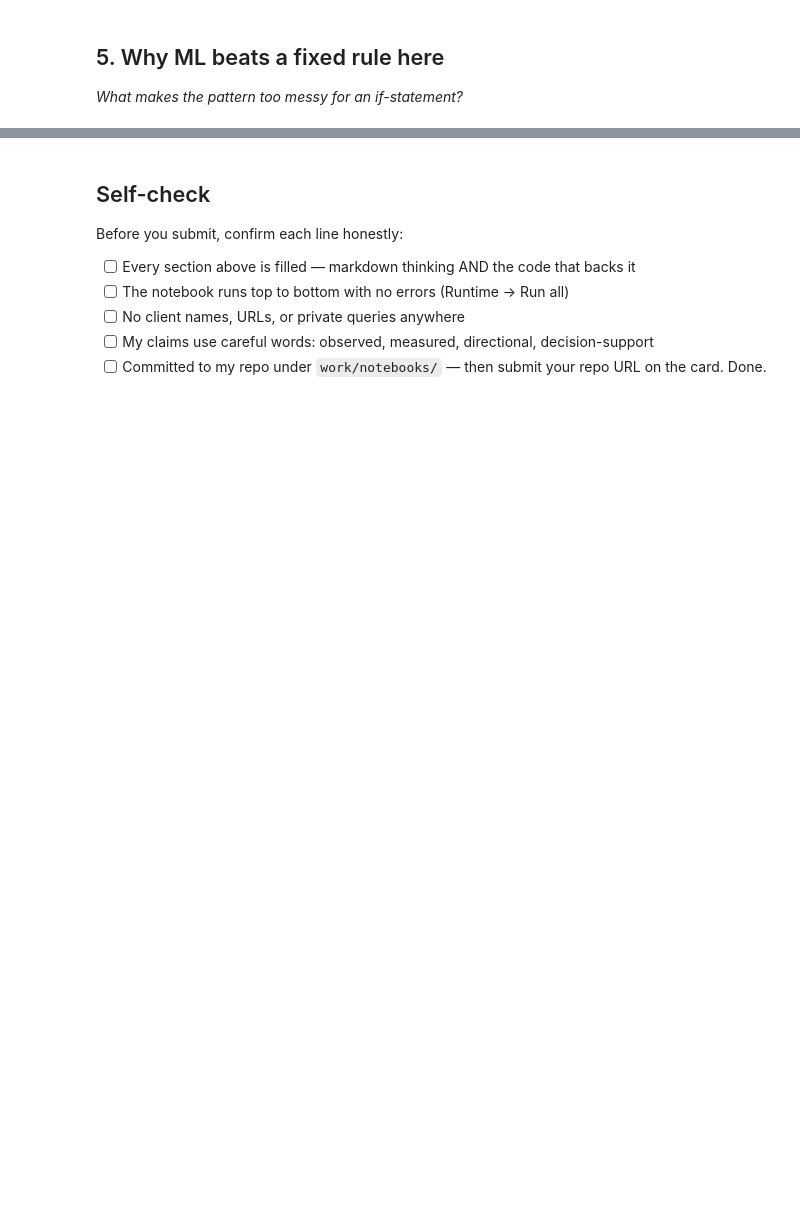
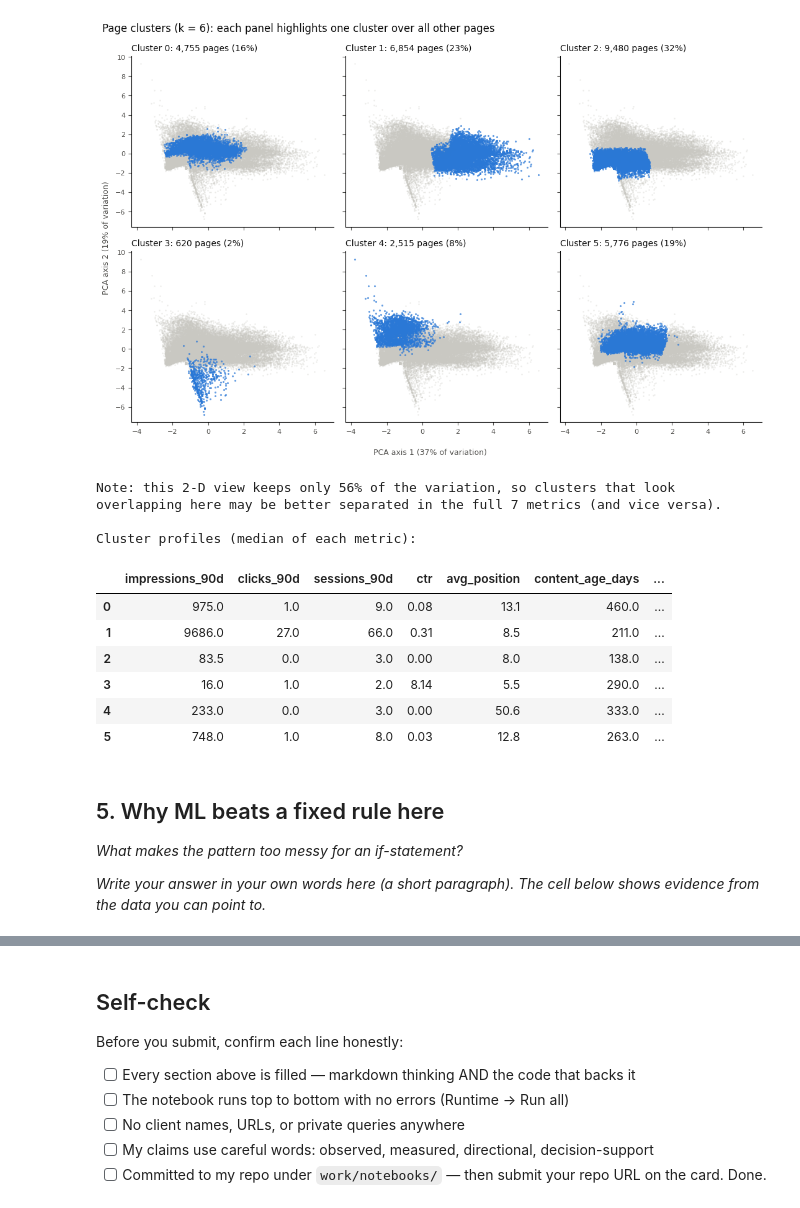
Before and after one commit to Ellarh101/ML-starter, a Jupyter notebook: work/notebooks/w02_ml_task_framing.ipynb, the cells around one changed output, grey strips where cells are left out. Drawn from its saved outputs; the diff is of its cells as text; code cells hidden in the pictures; blank space fills up the shorter version.

```diff
--- a/work/notebooks/w02_ml_task_framing.ipynb
+++ b/work/notebooks/w02_ml_task_framing.ipynb
@@ -36,0 +172,13 @@ This skeleton is yours to fill. Work the sections **in order** — each one has
+# %%
+# The unit of analysis, as a real dataframe: one row = one page
+unit = pages[["content_id"] + FEATURES].copy()
+print(f"{len(unit):,} rows = {unit['content_id'].nunique():,} unique pages (one row per page)\n")
+display(unit.head(8))
+
+# Sketch of the output column: a cluster label for every page (not a target we trained on)
+sketch = unit.copy()
+sketch["cluster"] = KMeans(n_clusters=best_k, n_init=10, random_state=42).fit_predict(Xs)
+print("Sketch of the output column 'cluster' (provisional, unnamed):")
+display(sketch[["content_id", "impressions_90d", "ctr", "avg_position", "cluster"]].head(8))
+print("Pages per cluster:")
+print(sketch["cluster"].value_counts().sort_index().to_string())
@@ -37,4 +214,57 @@ This skeleton is yours to fill. Work the sections **in order** — each one has
+# %%
+# --- Plot: where do the clusters sit? (2-D PCA view of the 7 scaled metrics) ---
+import matplotlib.pyplot as plt
+from sklearn.decomposition import PCA
+
+pca = PCA(n_components=2, random_state=42)
+xy = pca.fit_transform(Xs)
+ev = pca.explained_variance_ratio_
+labels = sketch["cluster"].to_numpy()
+
+GREY, ACCENT, INK, MUTED = "#c9c8c2", "#2a78d6", "#0b0b0b", "#52514e"
+ncols = 3
+nrows = int(np.ceil(best_k / ncols))
+fig, axes = plt.subplots(nrows, ncols, figsize=(11, 3.6 * nrows), sharex=True, sharey=True)
+for k, ax in zip(range(best_k), np.ravel(axes)):
+    mask = labels == k
+    ax.scatter(xy[~mask, 0], xy[~mask, 1], s=3, c=GREY, alpha=0.35, linewidths=0, rasterized=True)
+    ax.scatter(xy[mask, 0], xy[mask, 1], s=5, c=ACCENT, alpha=0.7, linewidths=0, rasterized=True)
+    ax.set_title(f"Cluster {k}: {mask.sum():,} pages ({mask.mean():.0%})", fontsize=10, color=INK, loc="left")
+    for side in ("top", "right"):
+        ax.spines[side].set_visible(False)
+    ax.tick_params(labelsize=8, colors=MUTED)
+for ax in np.ravel(axes)[best_k:]:
+    ax.axis("off")
+fig.supxlabel(f"PCA axis 1 ({ev[0]:.0%} of variation)", fontsize=9, color=MUTED)
+fig.supylabel(f"PCA axis 2 ({ev[1]:.0%} of variation)", fontsize=9, color=MUTED)
+fig.suptitle(f"Page clusters (k = {best_k}): each panel highlights one cluster over all other pages",
+             fontsize=12, color=INK, x=0.02, ha="left")
+fig.tight_layout()
+plt.show()
+print(f"Note: this 2-D view keeps only {ev.sum():.0%} of the variation, so clusters that look "
+      "overlapping here may be better separated in the full 7 metrics (and vice versa).")
+
+# --- Cluster profiles: typical values per cluster (median) ---
+profile = pages[FEATURES].groupby(labels).median().round(2)
+profile["pages"] = pd.Series(labels).value_counts().sort_index()
+profile["share_trending_down"] = pages["trend_direction"].eq("down").groupby(labels).mean().round(2)
+print("\nCluster profiles (median of each metric):")
+display(profile)
+# %% [output]
+[figure, added]
+Note: this 2-D view keeps only 56% of the variation, so clusters that look overlapping here may be better separated in the full 7 metrics (and vice versa).
+
+Cluster profiles (median of each metric):
+|  | impressions_90d | clicks_90d | sessions_90d | ctr | avg_position | content_age_days | ... |
+| 0 | 975.0 | 1.0 | 9.0 | 0.08 | 13.1 | 460.0 | ... |
+| 1 | 9686.0 | 27.0 | 66.0 | 0.31 | 8.5 | 211.0 | ... |
+| 2 | 83.5 | 0.0 | 3.0 | 0.00 | 8.0 | 138.0 | ... |
+| 3 | 16.0 | 1.0 | 2.0 | 8.14 | 5.5 | 290.0 | ... |
+| 4 | 233.0 | 0.0 | 3.0 | 0.00 | 50.6 | 333.0 | ... |
+| 5 | 748.0 | 1.0 | 8.0 | 0.03 | 12.8 | 263.0 | ... |
 # %% [markdown]
 ## 5. Why ML beats a fixed rule here
 
 *What makes the pattern too messy for an if-statement?*
+
+*Write your answer in your own words here (a short paragraph). The cell below shows evidence from the data you can point to.*
```
Also changed, not shown: parts of 18 cells of this notebook.
